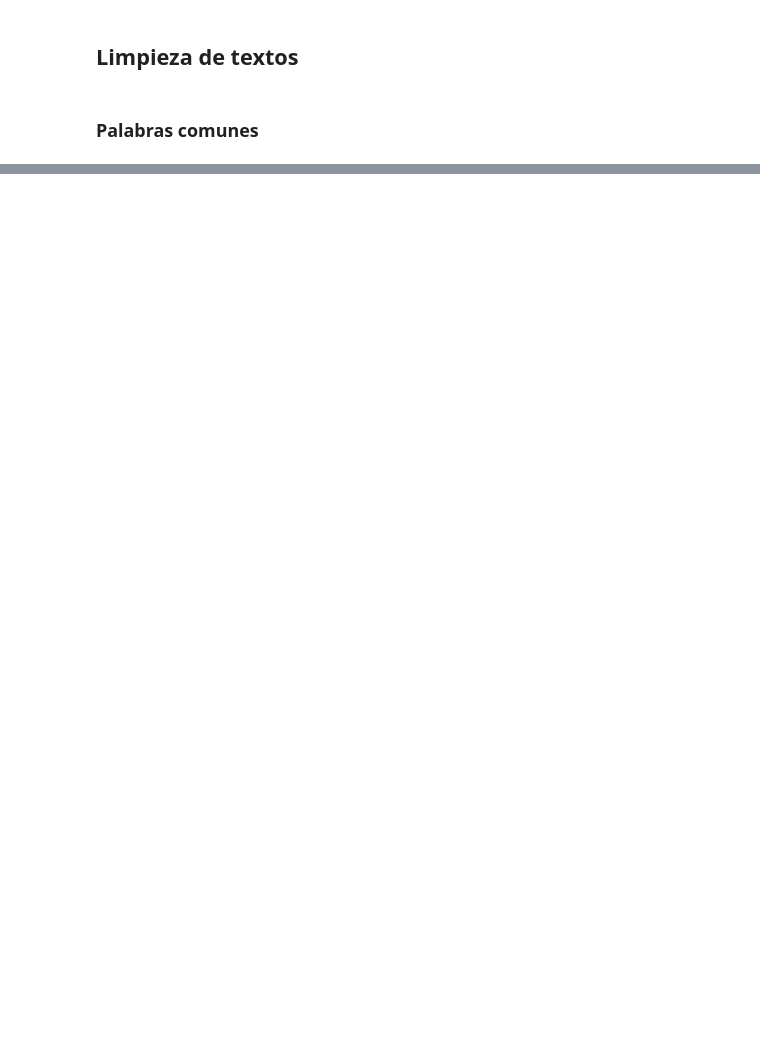
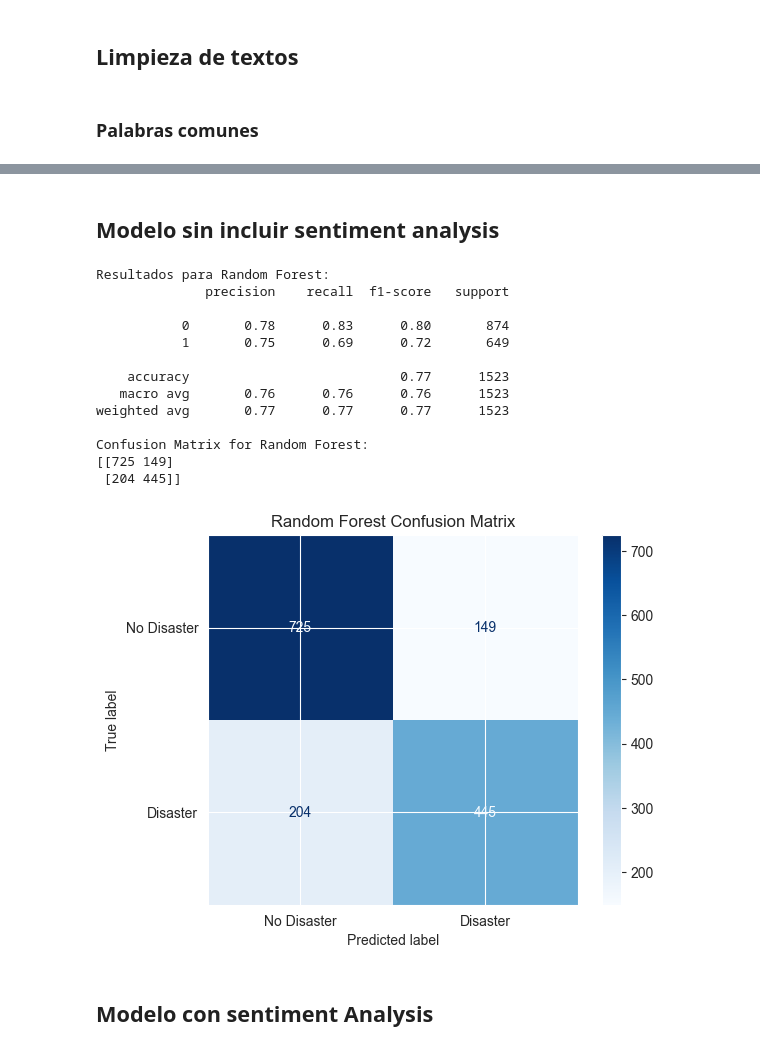
Before and after one commit to jichicoj/Labs_DS, a Jupyter notebook: lab 6/lab_6.ipynb, the cells around one changed output, grey strips where cells are left out. Saved outputs shown, nothing was run; the diff lists cells and outputs as text; code cells hidden in the pictures; blank space fills up the shorter version.

```diff
--- a/lab 6/lab_6.ipynb
+++ b/lab 6/lab_6.ipynb
@@ -127,0 +248,49 @@ for word, (freq_disaster, freq_non_disaster) in common_words_sorted[:10]:
+# %% [markdown]
+## Modelo sin incluir sentiment analysis
+# %%
+# Vectorización usando TF-IDF
+vectorizer = TfidfVectorizer(max_features=5000)
+X_rf = vectorizer.fit_transform(data['clean_text']).toarray()
+y = data['target'].values
+
+# División en conjuntos de entrenamiento y prueba
+X_train_rf, X_test_rf, y_train_rf, y_test_rf = train_test_split(X_rf, y, test_size=0.2, random_state=42)
+
+# Modelo Random Forest
+rf_model = RandomForestClassifier(n_estimators=100, random_state=42)
+rf_model.fit(X_train_rf, y_train_rf)
+
+# Evaluación del modelo
+rf_predictions = rf_model.predict(X_test_rf)
+print("Resultados para Random Forest:")
+print(classification_report(y_test_rf, rf_predictions))
+
+rf_predictions = rf_model.predict(X_test_rf)
+
+# Generate confusion matrix for Random Forest
+rf_cm = confusion_matrix(y_test_rf, rf_predictions)
+print("Confusion Matrix for Random Forest:")
+print(rf_cm)
+
+# Display confusion matrix
+disp_rf = ConfusionMatrixDisplay(confusion_matrix=rf_cm, display_labels=['No Disaster', 'Disaster'])
+disp_rf.plot(cmap=plt.cm.Blues)
+plt.title("Random Forest Confusion Matrix")
+plt.show()
+# %% [output]
+Resultados para Random Forest:
+              precision    recall  f1-score   support
+
+           0       0.78      0.83      0.80       874
+           1       0.75      0.69      0.72       649
+
+    accuracy                           0.77      1523
+   macro avg       0.76      0.76      0.76      1523
+weighted avg       0.77      0.77      0.77      1523
+
+Confusion Matrix for Random Forest:
+[[725 149]
+ [204 445]]
+[figure, added]
+# %% [markdown]
+## Modelo con sentiment Analysis
```
Also changed, not shown: parts of 15 cells of this notebook, 1 other file.
